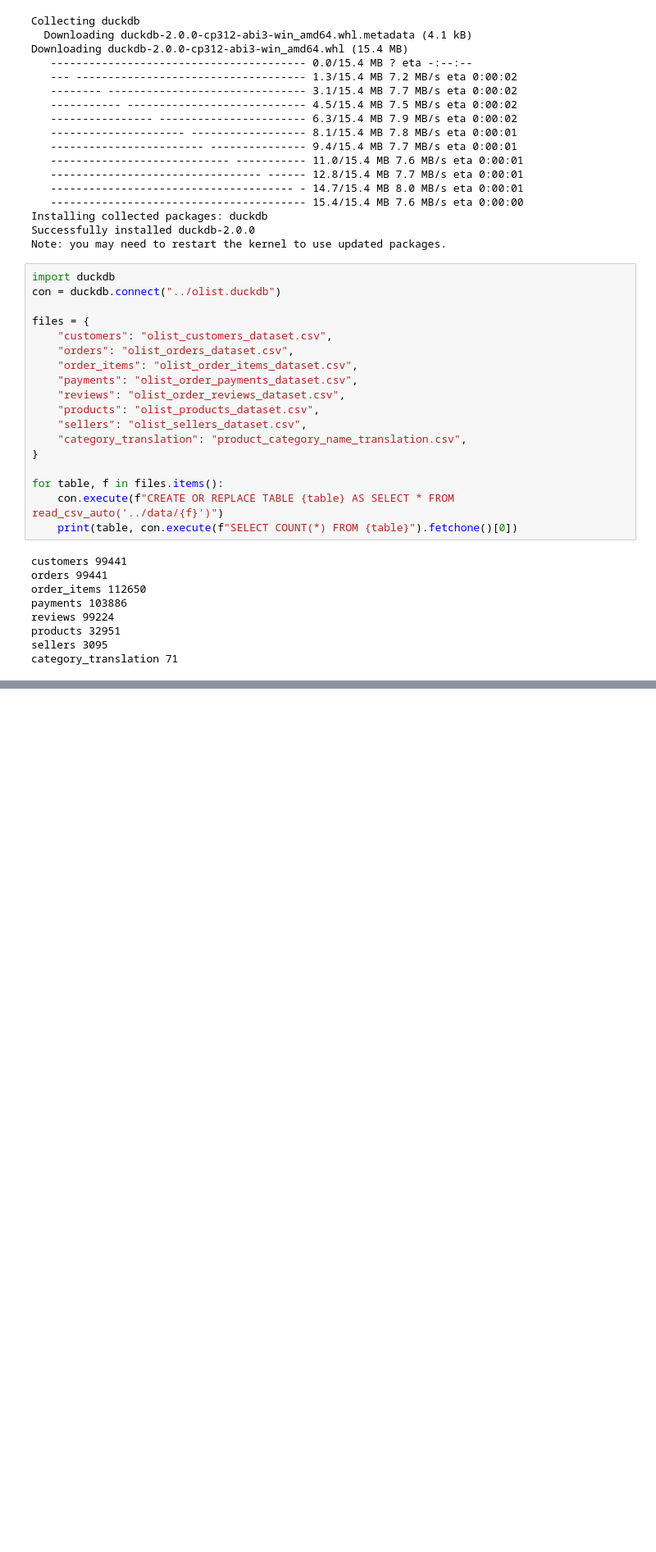
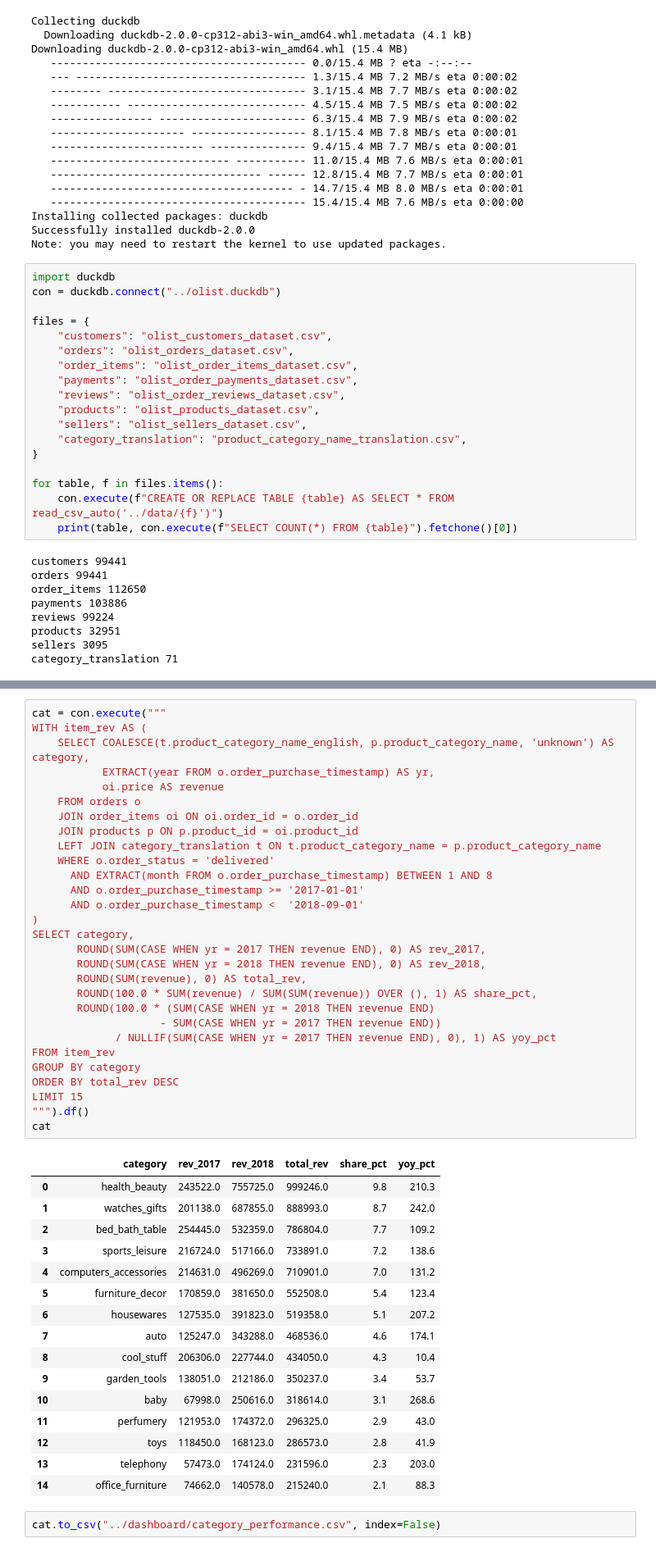
Before and after one commit to Knk19503/ecommerce-analysis, a Jupyter notebook: notebooks/01_setup.ipynb, the cells around one changed output, grey strips where cells are left out. Shown at 82% size. Saved outputs shown, nothing was run; the diff lists cells and outputs as text; blank space fills up the shorter version.

```diff
--- a/notebooks/01_setup.ipynb
+++ b/notebooks/01_setup.ipynb
@@ -52,0 +225,48 @@ category_translation 71
+# %%
+cat = con.execute("""
+WITH item_rev AS (
+    SELECT COALESCE(t.product_category_name_english, p.product_category_name, 'unknown') AS category,
+           EXTRACT(year FROM o.order_purchase_timestamp) AS yr,
+           oi.price AS revenue
+    FROM orders o
+    JOIN order_items oi ON oi.order_id = o.order_id
+    JOIN products p ON p.product_id = oi.product_id
+    LEFT JOIN category_translation t ON t.product_category_name = p.product_category_name
+    WHERE o.order_status = 'delivered'
+      AND EXTRACT(month FROM o.order_purchase_timestamp) BETWEEN 1 AND 8
+      AND o.order_purchase_timestamp >= '2017-01-01'
+      AND o.order_purchase_timestamp <  '2018-09-01'
+)
+SELECT category,
+       ROUND(SUM(CASE WHEN yr = 2017 THEN revenue END), 0) AS rev_2017,
+       ROUND(SUM(CASE WHEN yr = 2018 THEN revenue END), 0) AS rev_2018,
+       ROUND(SUM(revenue), 0) AS total_rev,
+       ROUND(100.0 * SUM(revenue) / SUM(SUM(revenue)) OVER (), 1) AS share_pct,
+       ROUND(100.0 * (SUM(CASE WHEN yr = 2018 THEN revenue END)
+                    - SUM(CASE WHEN yr = 2017 THEN revenue END))
+             / NULLIF(SUM(CASE WHEN yr = 2017 THEN revenue END), 0), 1) AS yoy_pct
+FROM item_rev
+GROUP BY category
+ORDER BY total_rev DESC
+LIMIT 15
+""").df()
+cat
+# %% [output]
+|  | category | rev_2017 | rev_2018 | total_rev | share_pct | yoy_pct |
+| 0 | health_beauty | 243522.0 | 755725.0 | 999246.0 | 9.8 | 210.3 |
+| 1 | watches_gifts | 201138.0 | 687855.0 | 888993.0 | 8.7 | 242.0 |
+| 2 | bed_bath_table | 254445.0 | 532359.0 | 786804.0 | 7.7 | 109.2 |
+| 3 | sports_leisure | 216724.0 | 517166.0 | 733891.0 | 7.2 | 138.6 |
+| 4 | computers_accessories | 214631.0 | 496269.0 | 710901.0 | 7.0 | 131.2 |
+| 5 | furniture_decor | 170859.0 | 381650.0 | 552508.0 | 5.4 | 123.4 |
+| 6 | housewares | 127535.0 | 391823.0 | 519358.0 | 5.1 | 207.2 |
+| 7 | auto | 125247.0 | 343288.0 | 468536.0 | 4.6 | 174.1 |
+| 8 | cool_stuff | 206306.0 | 227744.0 | 434050.0 | 4.3 | 10.4 |
+| 9 | garden_tools | 138051.0 | 212186.0 | 350237.0 | 3.4 | 53.7 |
+| 10 | baby | 67998.0 | 250616.0 | 318614.0 | 3.1 | 268.6 |
+| 11 | perfumery | 121953.0 | 174372.0 | 296325.0 | 2.9 | 43.0 |
+| 12 | toys | 118450.0 | 168123.0 | 286573.0 | 2.8 | 41.9 |
+| 13 | telephony | 57473.0 | 174124.0 | 231596.0 | 2.3 | 203.0 |
+| 14 | office_furniture | 74662.0 | 140578.0 | 215240.0 | 2.1 | 88.3 |
+# %%
+cat.to_csv("../dashboard/category_performance.csv", index=False)
```
Also changed, not shown: parts of 13 cells of this notebook.
